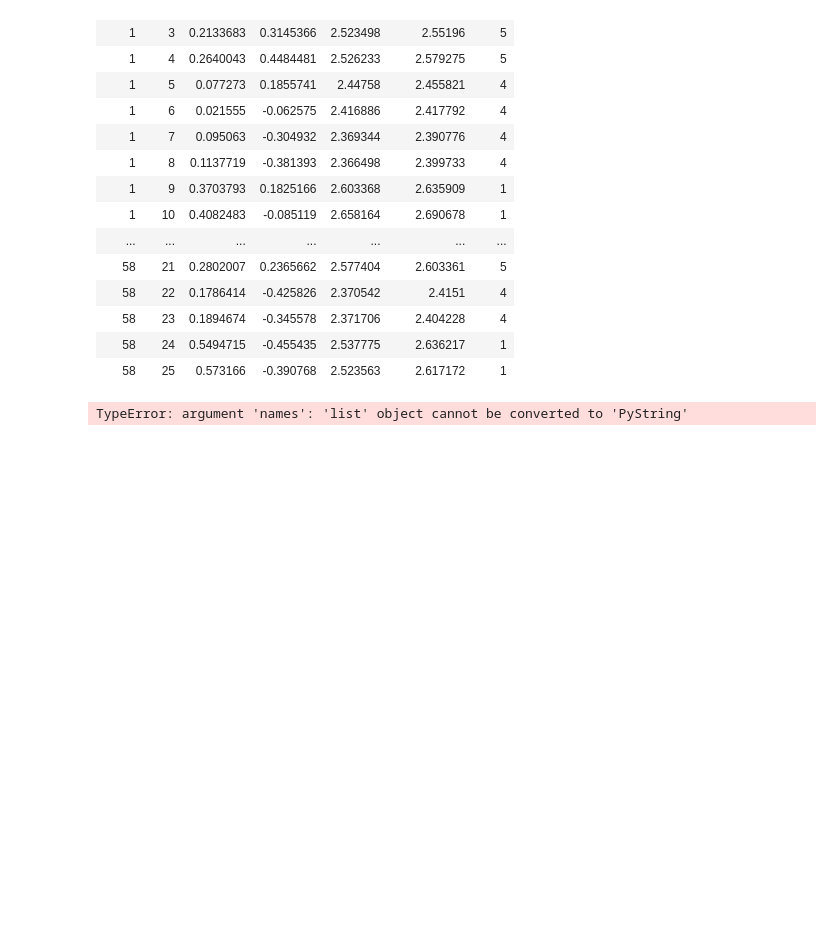
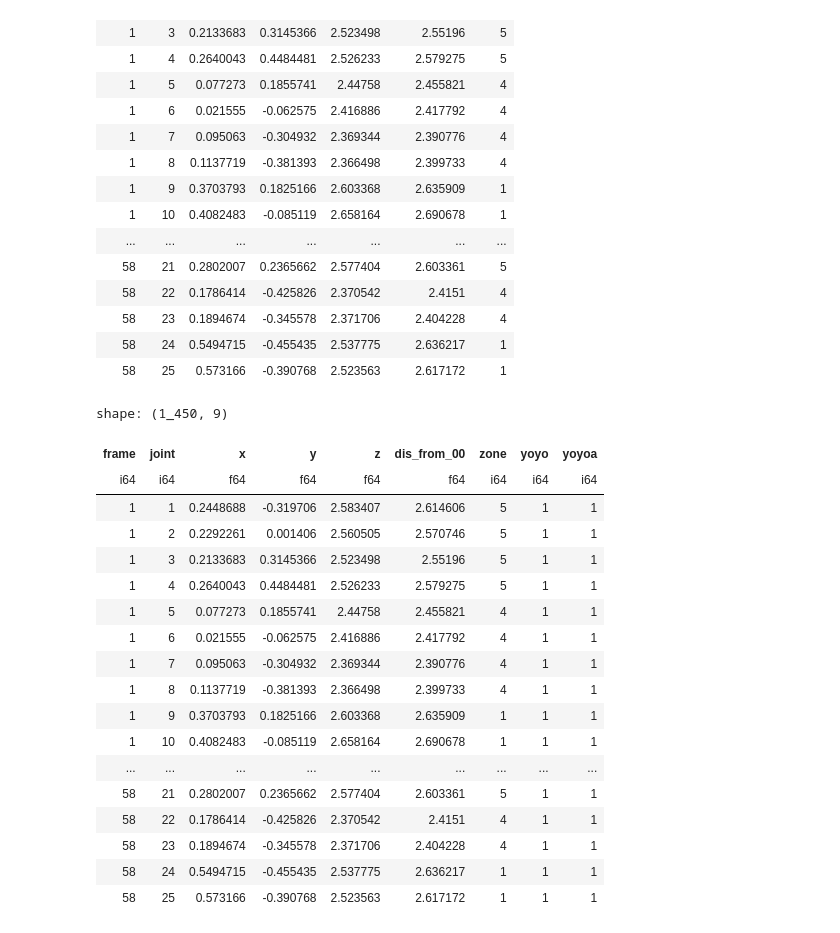
Before and after one commit to Augustus2011/ntu_rgb_proj, a Jupyter notebook: ntu_rgb/gen_spec.ipynb, the cells around one changed output. Cells and saved outputs as stored; diff of their text form; code cells hidden in the pictures; blank space fills up the shorter version.

```diff
--- a/ntu_rgb/gen_spec.ipynb
+++ b/ntu_rgb/gen_spec.ipynb
@@ -99,6 +99,26 @@ shape: (1_450, 7)
 | 58 | 24 | 0.5494715 | -0.455435 | 2.537775 | 2.636217 | 1 |
 | 58 | 25 | 0.573166 | -0.390768 | 2.523563 | 2.617172 | 1 |
 # %%
-df_movement1.with_columns(pl.Series("yoyo",[1]*1450))
+one="a"
+df_movement1=df_movement1.with_columns(pl.Series(f"yoyo{one}",[1]*1450))
+df_movement1
 # %% [output]
-TypeError: argument 'names': 'list' object cannot be converted to 'PyString'
+shape: (1_450, 9)
+| frame | joint | x | y | z | dis_from_00 | zone | yoyo | yoyoa |
+| i64 | i64 | f64 | f64 | f64 | f64 | i64 | i64 | i64 |
+| 1 | 1 | 0.2448688 | -0.319706 | 2.583407 | 2.614606 | 5 | 1 | 1 |
+| 1 | 2 | 0.2292261 | 0.001406 | 2.560505 | 2.570746 | 5 | 1 | 1 |
+| 1 | 3 | 0.2133683 | 0.3145366 | 2.523498 | 2.55196 | 5 | 1 | 1 |
+| 1 | 4 | 0.2640043 | 0.4484481 | 2.526233 | 2.579275 | 5 | 1 | 1 |
+| 1 | 5 | 0.077273 | 0.1855741 | 2.44758 | 2.455821 | 4 | 1 | 1 |
+| 1 | 6 | 0.021555 | -0.062575 | 2.416886 | 2.417792 | 4 | 1 | 1 |
+| 1 | 7 | 0.095063 | -0.304932 | 2.369344 | 2.390776 | 4 | 1 | 1 |
+| 1 | 8 | 0.1137719 | -0.381393 | 2.366498 | 2.399733 | 4 | 1 | 1 |
+| 1 | 9 | 0.3703793 | 0.1825166 | 2.603368 | 2.635909 | 1 | 1 | 1 |
+| 1 | 10 | 0.4082483 | -0.085119 | 2.658164 | 2.690678 | 1 | 1 | 1 |
+| ... | ... | ... | ... | ... | ... | ... | ... | ... |
+| 58 | 21 | 0.2802007 | 0.2365662 | 2.577404 | 2.603361 | 5 | 1 | 1 |
+| 58 | 22 | 0.1786414 | -0.425826 | 2.370542 | 2.4151 | 4 | 1 | 1 |
+| 58 | 23 | 0.1894674 | -0.345578 | 2.371706 | 2.404228 | 4 | 1 | 1 |
+| 58 | 24 | 0.5494715 | -0.455435 | 2.537775 | 2.636217 | 1 | 1 | 1 |
+| 58 | 25 | 0.573166 | -0.390768 | 2.523563 | 2.617172 | 1 | 1 | 1 |
```
Also changed, not shown: parts of 2 cells of this notebook, 4 other files.
